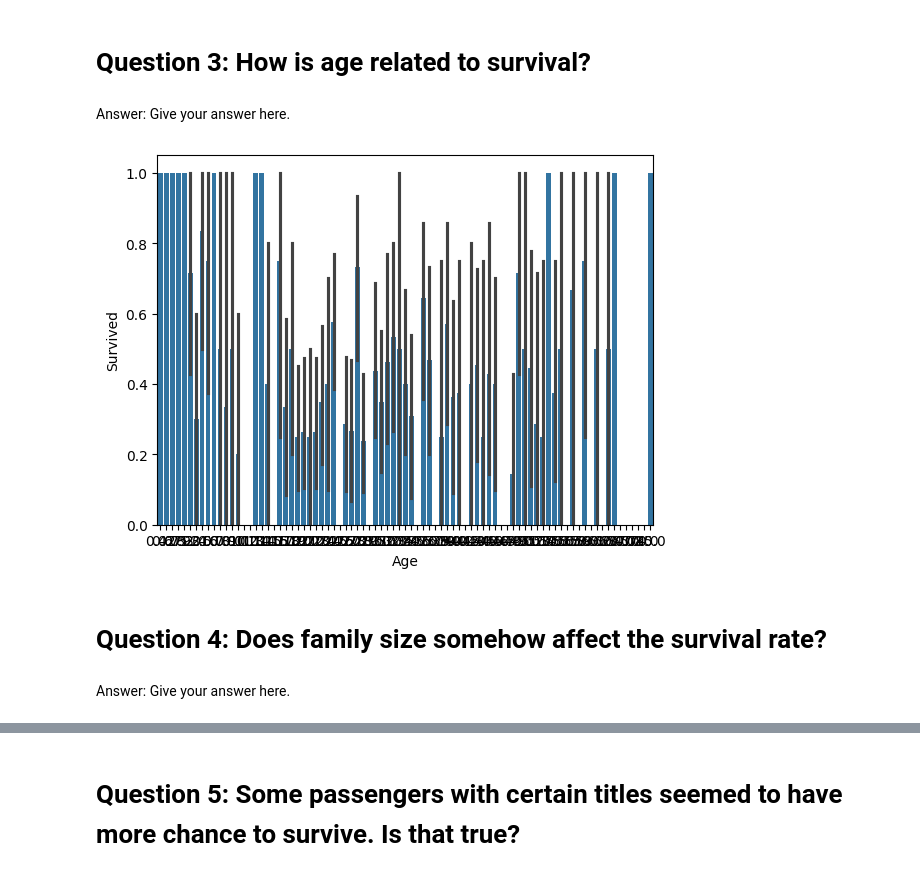
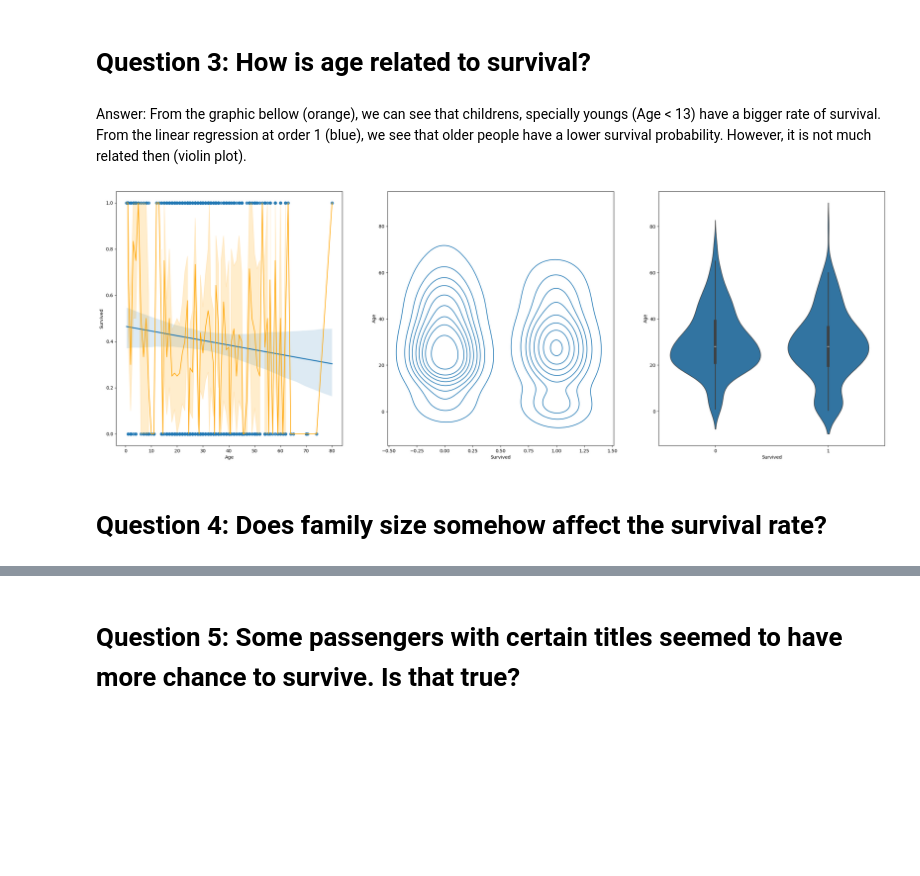
Before and after one commit to art-test-stack/ntnu-projects, a Jupyter notebook: Fall 2024/TDT4173 - Modern Machine Learning in Practice/individual_assignment/ex2a.ipynb, the cells around one changed output, grey strips where cells are left out. Drawn from its saved outputs; the diff is of its cells as text; code cells hidden in the pictures; blank space fills up the shorter version.

```diff
--- a/Fall 2024/TDT4173 - Modern Machine Learning in Practice/individual_assignment/ex2a.ipynb
+++ b/Fall 2024/TDT4173 - Modern Machine Learning in Practice/individual_assignment/ex2a.ipynb
@@ -68,14 +68,18 @@ plt.show()
 # %% [markdown]
 # Question 3: How is age related to survival?
-# %% [markdown]
-Answer: Give your answer here.
+# %% [markdown]
+Answer: From the graphic bellow (orange), we can see that childrens, specially youngs (Age < 13) have a bigger rate of survival. From the linear regression at order 1 (blue), we see that older people have a lower survival probability. However, it is not much related then (violin plot).
 # %%
 # Show the relevant statistics or visualization(s) to support your answer
-sns.barplot(x='Age', y='Survived', data=data)
+
+f, axes = plt.subplots(1, 3, figsize=(30, 10))
+
+sns.regplot(x='Age', y='Survived', data=data, fit_reg=True, ax=axes[0])
+sns.lineplot(x='Age', y='Survived', data=data, color="orange", ax=axes[0])
+sns.kdeplot(x='Survived', y='Age', data=data, ax=axes[1])
+sns.violinplot(x='Survived', y='Age', data=data, ax=axes[2])
 plt.show()
 # %% [output]
-[figure, old version]
+[figure, new version]
 # %% [markdown]
 # Question 4: Does family size somehow affect the survival rate?
-# %% [markdown]
-Answer: Give your answer here.
```
Also changed, not shown: parts of 11 cells of this notebook, 2 other files.
